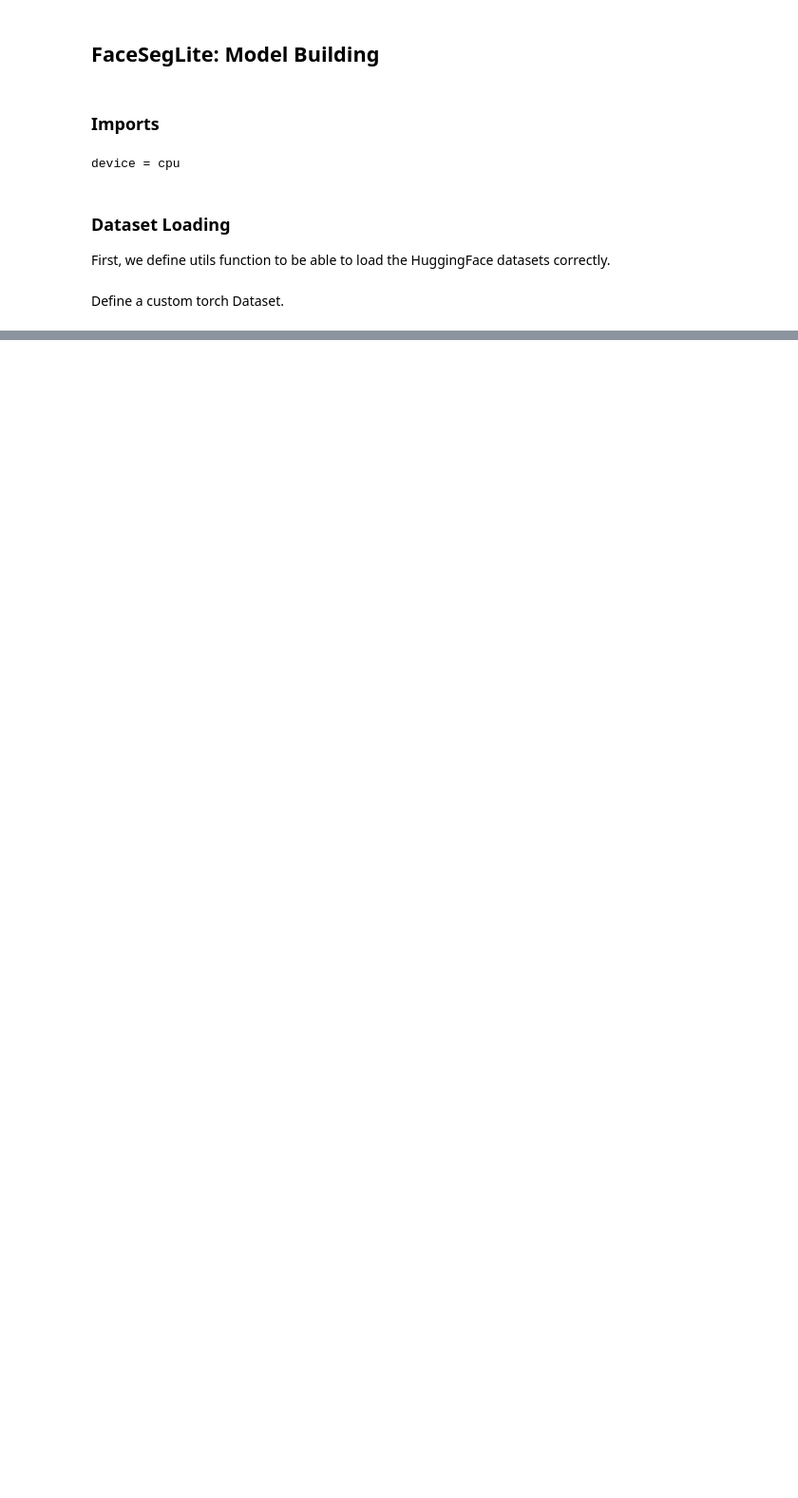
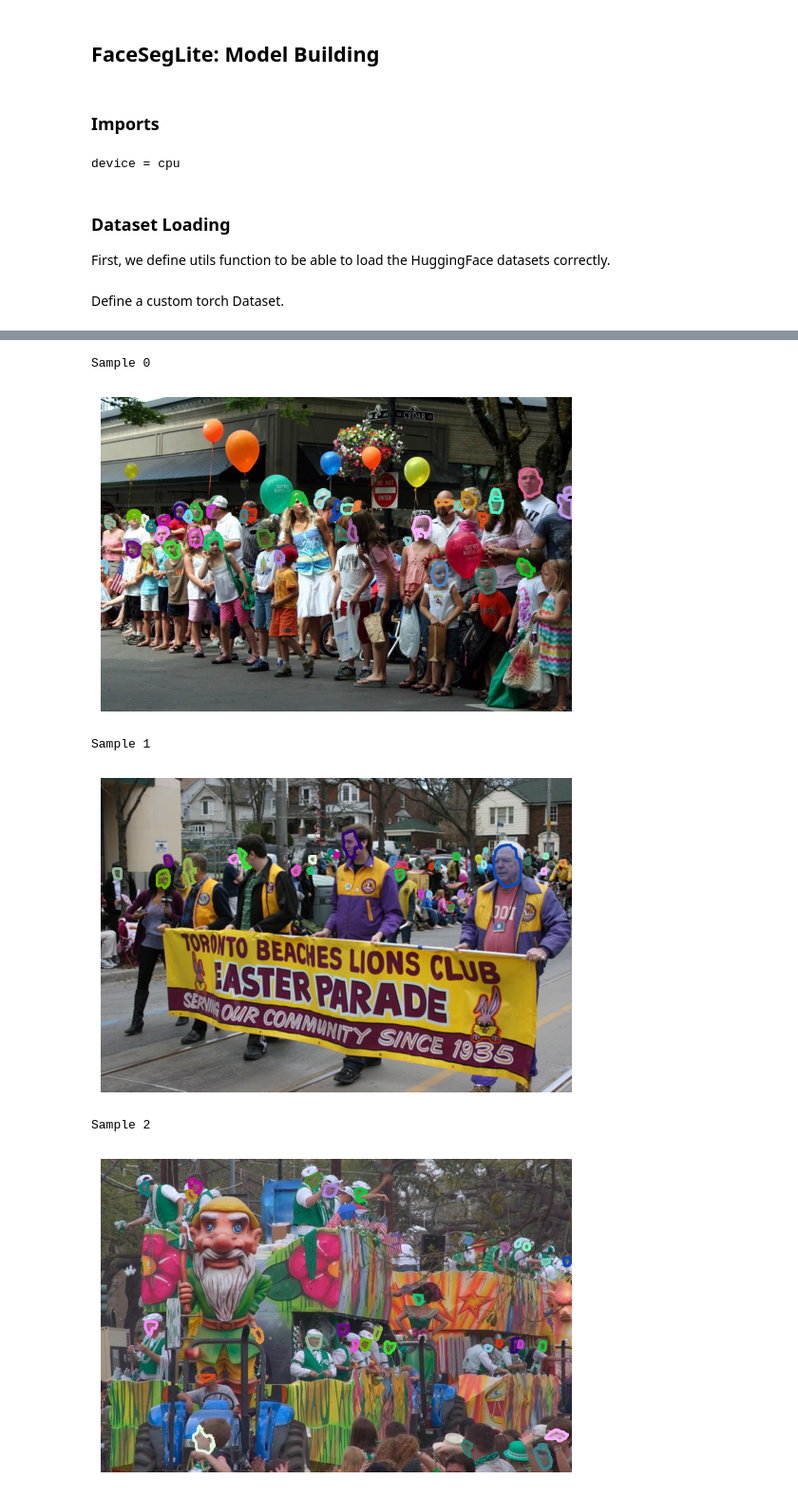
Before and after one commit to DjuloFyro/FaceSegLite, a Jupyter notebook: notebooks/fsl_building_model.ipynb, the cells around one changed output, grey strips where cells are left out. Shown at 95% size. Drawn from its saved outputs; the diff is of its cells as text; code cells hidden in the pictures; blank space fills up the shorter version.

Commit message:
add: printing dataset before transformation

```diff
--- a/notebooks/fsl_building_model.ipynb
+++ b/notebooks/fsl_building_model.ipynb
@@ -31,8 +31,8 @@ def load_yolo_format(file_path):
     - file_path: path to the file to load.
 
   Returns:
-    - objects: list of objects in the image. Each object is represented as a
-      tuple of (class_index, (x1, y1, ..., xn, yn)).
+    - objects: np array of objects in the image. Each object is represented as a
+      tuple of (x1, y1, ..., xn, yn).
   """
   with open(file_path, 'r') as f:
     lines = f.readlines()
@@ -40,9 +40,9 @@ def load_yolo_format(file_path):
   objects = []
   for line in lines:
     data = line.strip().split()
-    class_index = int(data[0])
+    class_index = int(data[0]) # We don't care about the class name because we work only with one class (face)
     coordinates = list(map(float, data[1:]))
-    objects.append((class_index, coordinates))
+    objects.append(coordinates)
 
   return objects
 
@@ -113,24 +111,22 @@ def get_unique_color(index):
     np.random.seed(index) # For reproducibility
     return tuple(np.random.rand(3))
 
-def plot_image_with_mask(image, objects):
+def plot_image_with_mask(image, masks, title=None):
     """
     Plots an image with its segmentation mask.
 
     Args:
-        - image_path: path to the image
-        - objects: list of objects in the image. Each object is represented as a
-          tuple of (class_index, (x1, y1, ..., xn, yn)).
+        - image (np array): image to plot.
+        - masks: list of masks in the image. Each object is represented as (x1, y1, ..., xn, yn).
     """
     # Read the image
-    #image = cv2.imread(image_path)
     image = cv2.cvtColor(image, cv2.COLOR_BGR2RGB)
 
     # Plot the image
     plt.imshow(image)
 
     # Plot the segmentation mask for each object with a unique color
-    for index, (class_index, coordinates) in enumerate(objects):
+    for index, coordinates in enumerate(masks):
         num_points = len(coordinates) // 2
         mask_points = np.array(coordinates).reshape((num_points, 2))
         mask_points *= np.array([image.shape[1], image.shape[0]])  # Convert normalized coordinates to pixels
@@ -144,5 +140,8 @@ def plot_image_with_mask(image, objects):
         # Fill the polygon with a unique color
         plt.fill(mask_points[:, 0], mask_points[:, 1], color=color, alpha=0.3)
 
+    # Show the plot
+    if title:
+        plt.title(title)
     plt.axis('off')
     plt.show()
@@ -155,0 +148,15 @@ plot_image_with_mask(image_path, image_1)
+# %%
+fsl_dataset = FslDataset(root_dir='../data/')
+
+for i, sample in enumerate(fsl_dataset):
+    if i == 3:
+        break
+    print(f"Sample {i}")
+    plot_image_with_mask(sample['image'], sample['masks'])
+# %% [output]
+Sample 0
+[figure, added]
+Sample 1
+[figure, added]
+Sample 2
+[figure, added]
```
Also changed, not shown: parts of 8 cells of this notebook.
